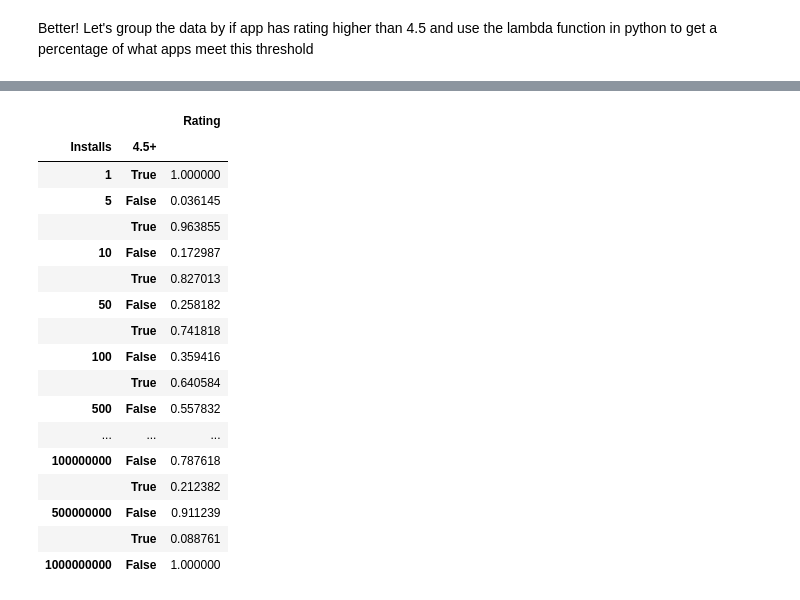
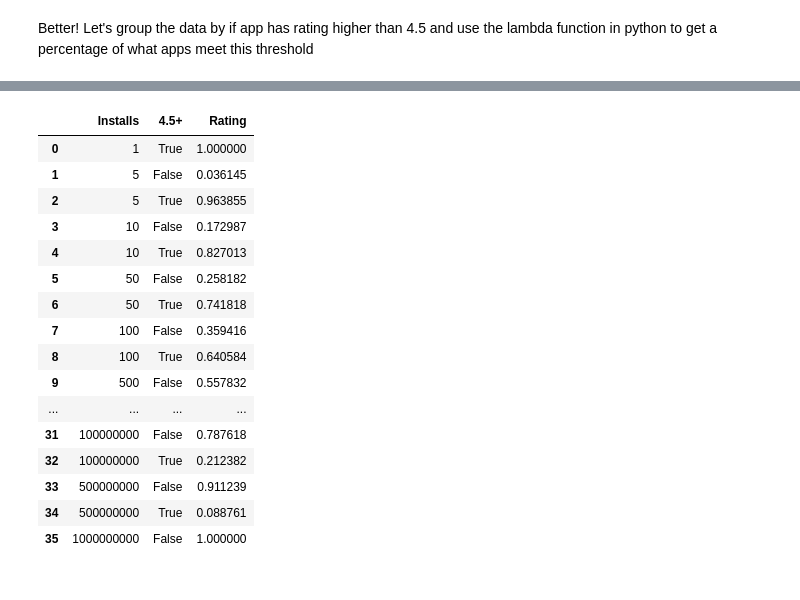
Before and after one commit to KenJiangg/Exploring-Datasets, a Jupyter notebook: GooglePlayEDA.ipynb, the cells around one changed output, grey strips where cells are left out. Cells and saved outputs as stored; diff of their text form; code cells hidden in the pictures.

```diff
--- a/GooglePlayEDA.ipynb
+++ b/GooglePlayEDA.ipynb
@@ -188,21 +171,20 @@ highFilter = app_review.groupby(['Installs','4.5+']).sum()
-# %%
-highFilter.groupby(level=0).apply(lambda x: x / x.sum())
-# %% [output]
-|  |  | Rating |
-| Installs | 4.5+ |  |
-| 1 | True | 1.000000 |
-| 5 | False | 0.036145 |
-|  | True | 0.963855 |
-| 10 | False | 0.172987 |
-|  | True | 0.827013 |
-| 50 | False | 0.258182 |
-|  | True | 0.741818 |
-| 100 | False | 0.359416 |
-|  | True | 0.640584 |
-| 500 | False | 0.557832 |
-| ... | ... | ... |
-| 100000000 | False | 0.787618 |
-|  | True | 0.212382 |
-| 500000000 | False | 0.911239 |
-|  | True | 0.088761 |
-| 1000000000 | False | 1.000000 |
+# %%
+highFilter
+# %% [output]
+|  | Installs | 4.5+ | Rating |
+| 0 | 1 | True | 1.000000 |
+| 1 | 5 | False | 0.036145 |
+| 2 | 5 | True | 0.963855 |
+| 3 | 10 | False | 0.172987 |
+| 4 | 10 | True | 0.827013 |
+| 5 | 50 | False | 0.258182 |
+| 6 | 50 | True | 0.741818 |
+| 7 | 100 | False | 0.359416 |
+| 8 | 100 | True | 0.640584 |
+| 9 | 500 | False | 0.557832 |
+| ... | ... | ... | ... |
+| 31 | 100000000 | False | 0.787618 |
+| 32 | 100000000 | True | 0.212382 |
+| 33 | 500000000 | False | 0.911239 |
+| 34 | 500000000 | True | 0.088761 |
+| 35 | 1000000000 | False | 1.000000 |
```
Also changed, not shown: parts of 8 cells of this notebook.
